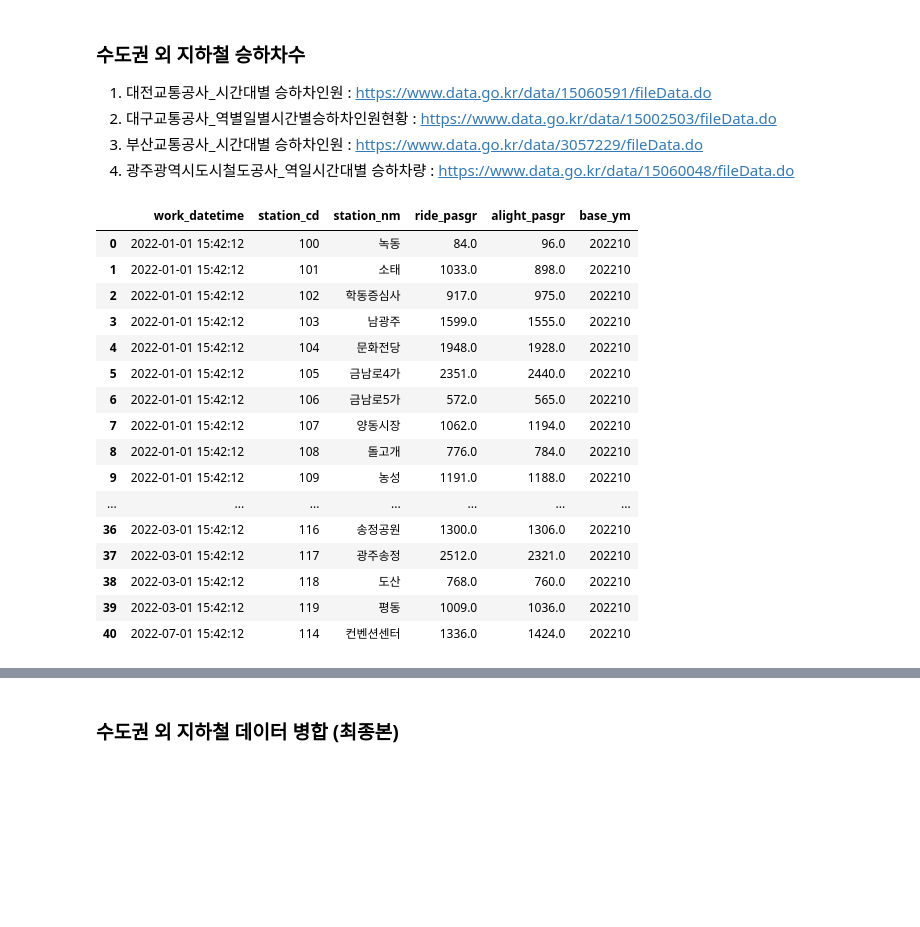
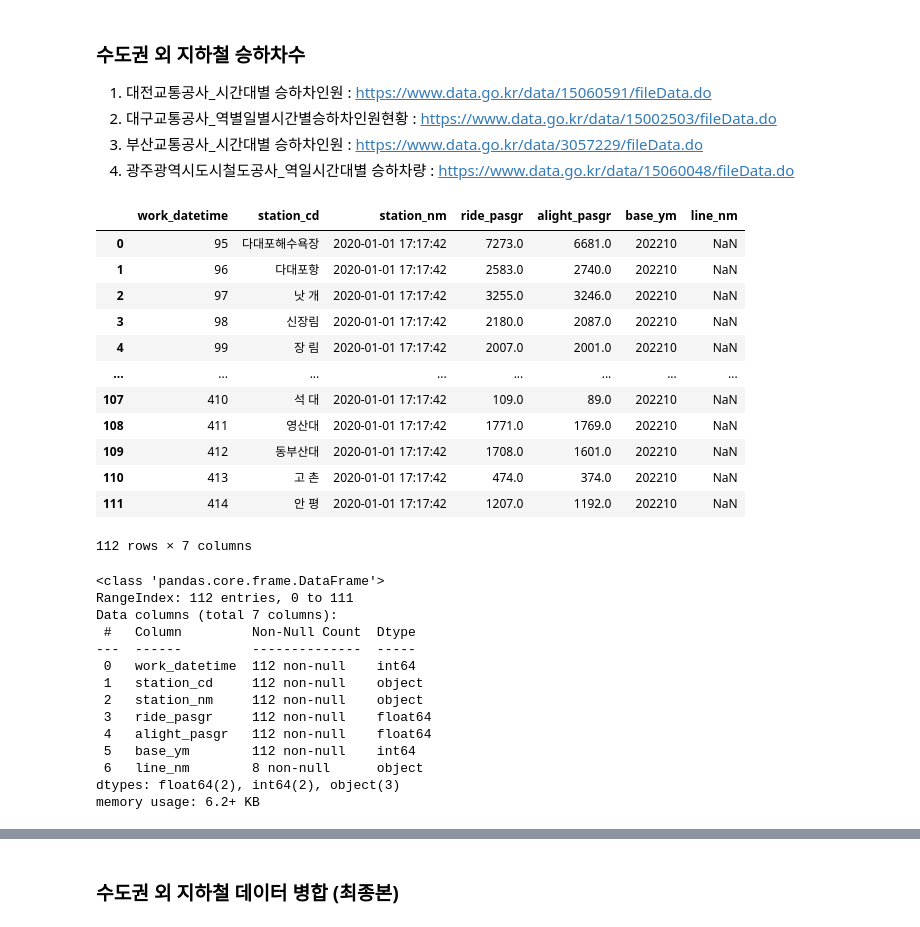
Before and after one commit to UL-DA/pythonProject, a Jupyter notebook: 수도권 지하철 역좌표/지하철,버스좌표.ipynb, the cells around one changed output, grey strips where cells are left out. Saved outputs shown, nothing was run; the diff lists cells and outputs as text; code cells hidden in the pictures; blank space fills up the shorter version.

```diff
--- a/수도권 지하철 역좌표/지하철,버스좌표.ipynb
+++ b/수도권 지하철 역좌표/지하철,버스좌표.ipynb
@@ -119,20 +87,0 @@ df1.columns = ['work_datetime', 'station_cd', 'station_nm', 'ride_pasgr', 'aligh
-# %%
-df1
-# %% [output]
-|  | work_datetime | station_cd | station_nm | ride_pasgr | alight_pasgr | base_ym |
-| 0 | 2022-01-01 15:42:12 | 100 | 녹동 | 84.0 | 96.0 | 202210 |
-| 1 | 2022-01-01 15:42:12 | 101 | 소태 | 1033.0 | 898.0 | 202210 |
-| 2 | 2022-01-01 15:42:12 | 102 | 학동증심사 | 917.0 | 975.0 | 202210 |
-| 3 | 2022-01-01 15:42:12 | 103 | 남광주 | 1599.0 | 1555.0 | 202210 |
-| 4 | 2022-01-01 15:42:12 | 104 | 문화전당 | 1948.0 | 1928.0 | 202210 |
-| 5 | 2022-01-01 15:42:12 | 105 | 금남로4가 | 2351.0 | 2440.0 | 202210 |
-| 6 | 2022-01-01 15:42:12 | 106 | 금남로5가 | 572.0 | 565.0 | 202210 |
-| 7 | 2022-01-01 15:42:12 | 107 | 양동시장 | 1062.0 | 1194.0 | 202210 |
-| 8 | 2022-01-01 15:42:12 | 108 | 돌고개 | 776.0 | 784.0 | 202210 |
-| 9 | 2022-01-01 15:42:12 | 109 | 농성 | 1191.0 | 1188.0 | 202210 |
-| ... | ... | ... | ... | ... | ... | ... |
-| 36 | 2022-03-01 15:42:12 | 116 | 송정공원 | 1300.0 | 1306.0 | 202210 |
-| 37 | 2022-03-01 15:42:12 | 117 | 광주송정 | 2512.0 | 2321.0 | 202210 |
-| 38 | 2022-03-01 15:42:12 | 118 | 도산 | 768.0 | 760.0 | 202210 |
-| 39 | 2022-03-01 15:42:12 | 119 | 평동 | 1009.0 | 1036.0 | 202210 |
-| 40 | 2022-07-01 15:42:12 | 114 | 컨벤션센터 | 1336.0 | 1424.0 | 202210 |
@@ -143,0 +88,36 @@ df1.to_csv('c:/Users/duPar/Downloads/수도권_외_지하철_승하차수_최종
+# %%
+# 부산 호선 수정필요
+DF = pd.read_csv("C:\oasis\git\data\전국 지하철, 버스 (역좌표, 승하차수)\전국 지하철 좌표, 승하차수\부산교통공사_시간대별 승하차인원_20200731_최종.csv",encoding='utf-8')
+# %%
+DF
+# %% [output]
+|  | work_datetime | station_cd | station_nm | ride_pasgr | alight_pasgr | base_ym | line_nm |
+| 0 | 95 | 다대포해수욕장 | 2020-01-01 17:17:42 | 7273.0 | 6681.0 | 202210 | NaN |
+| 1 | 96 | 다대포항 | 2020-01-01 17:17:42 | 2583.0 | 2740.0 | 202210 | NaN |
+| 2 | 97 | 낫 개 | 2020-01-01 17:17:42 | 3255.0 | 3246.0 | 202210 | NaN |
+| 3 | 98 | 신장림 | 2020-01-01 17:17:42 | 2180.0 | 2087.0 | 202210 | NaN |
+| 4 | 99 | 장 림 | 2020-01-01 17:17:42 | 2007.0 | 2001.0 | 202210 | NaN |
+| ... | ... | ... | ... | ... | ... | ... | ... |
+| 107 | 410 | 석 대 | 2020-01-01 17:17:42 | 109.0 | 89.0 | 202210 | NaN |
+| 108 | 411 | 영산대 | 2020-01-01 17:17:42 | 1771.0 | 1769.0 | 202210 | NaN |
+| 109 | 412 | 동부산대 | 2020-01-01 17:17:42 | 1708.0 | 1601.0 | 202210 | NaN |
+| 110 | 413 | 고 촌 | 2020-01-01 17:17:42 | 474.0 | 374.0 | 202210 | NaN |
+| 111 | 414 | 안 평 | 2020-01-01 17:17:42 | 1207.0 | 1192.0 | 202210 | NaN |
+112 rows × 7 columns
+# %%
+DF.info()
+# %% [output]
+<class 'pandas.core.frame.DataFrame'>
+RangeIndex: 112 entries, 0 to 111
+Data columns (total 7 columns):
+ #   Column         Non-Null Count  Dtype
+---  ------         --------------  -----
+ 0   work_datetime  112 non-null    int64
+ 1   station_cd     112 non-null    object
+ 2   station_nm     112 non-null    object
+ 3   ride_pasgr     112 non-null    float64
+ 4   alight_pasgr   112 non-null    float64
+ 5   base_ym        112 non-null    int64
+ 6   line_nm        8 non-null      object
+dtypes: float64(2), int64(2), object(3)
+memory usage: 6.2+ KB
```
Also changed, not shown: parts of 18 cells of this notebook, 1 other file.
